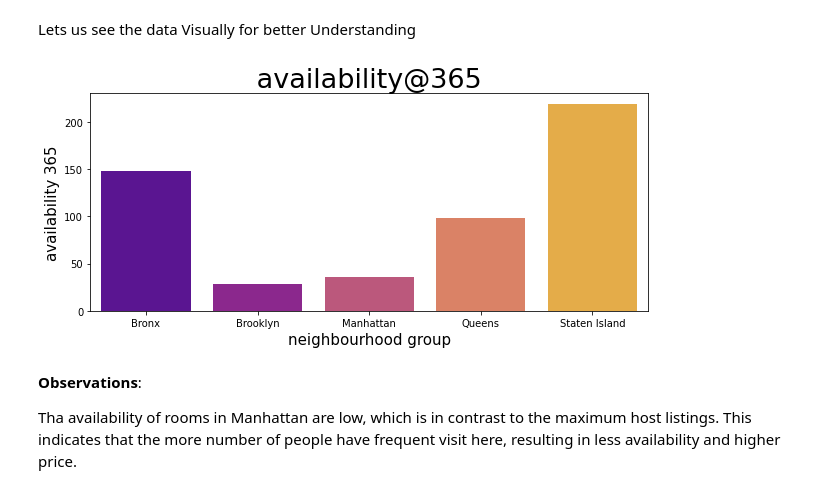
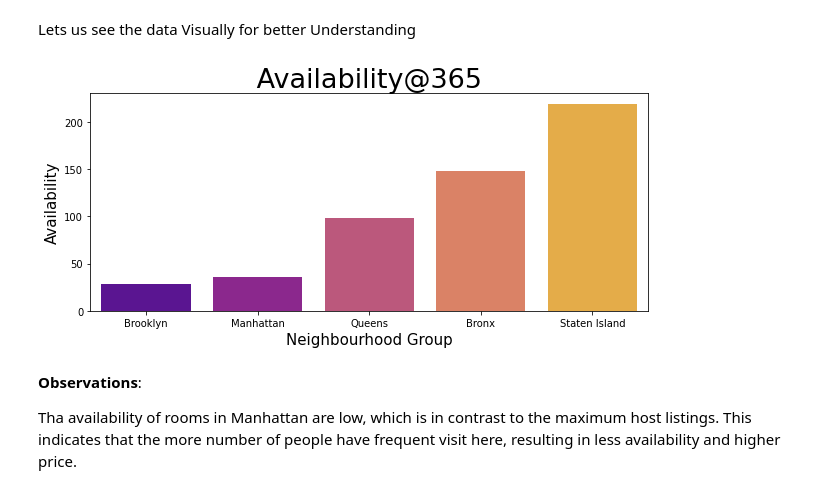
Before and after one commit to Bose-PI/Airbnb-Bookings-Analysis, a Jupyter notebook: Airbnb1_Bookings_Analysis_Capstone_Project.ipynb, the cells around one changed output. Drawn from its saved outputs; the diff is of its cells as text; code cells hidden in the pictures.

```diff
--- a/Airbnb1_Bookings_Analysis_Capstone_Project.ipynb
+++ b/Airbnb1_Bookings_Analysis_Capstone_Project.ipynb
@@ -343,6 +374,6 @@ Observation:
 # %%
 fig = plt.figure(figsize=(10,5))
-availability_by_area = airbnb_df1[["neighbourhood_group","availability_365"]].groupby(by="neighbourhood_group")["availability_365"].median().reset_index()
+availability_by_area = airbnb_df1[["neighbourhood_group","availability_365"]].groupby(by="neighbourhood_group")["availability_365"].median().sort_values().reset_index()
 availability_by_area
 # %% [output]
 |  | neighbourhood_group | availability_365 |
@@ -358,13 +389,13 @@ From the above Analysis we can say that Staten Island has the hightes availabili
 Lets us see the data Visually for better Understanding
 # %%
 plt.figure(figsize=(10,4))
-x9=sns.barplot(data=availability_by_area, x='neighbourhood_group',y='availability_365',palette='plasma')
-x9.set_xlabel("neighbourhood group",fontsize=15)
-x9.set_ylabel("availability 365",fontsize=15)
-x9.set_title(" availability@365 ",fontsize=27)
+plt5=sns.barplot(data=availability_by_area, x='neighbourhood_group',y='availability_365',palette='plasma')
+plt5.set_xlabel("Neighbourhood Group",fontsize=15)
+plt5.set_ylabel("Availability",fontsize=15)
+plt5.set_title(" Availability@365 ",fontsize=27)
 plt.show()
 # %% [output]
-[figure, old version]
+[figure, new version]
 # %% [markdown]
 **Observations**:
 
```
Also changed, not shown: parts of 12 cells of this notebook.
